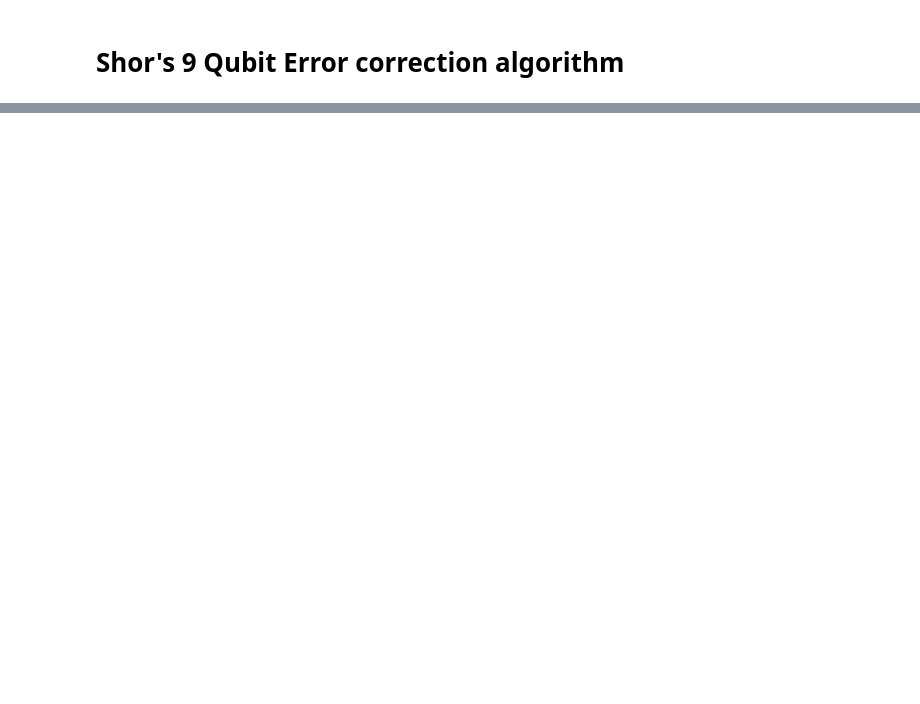
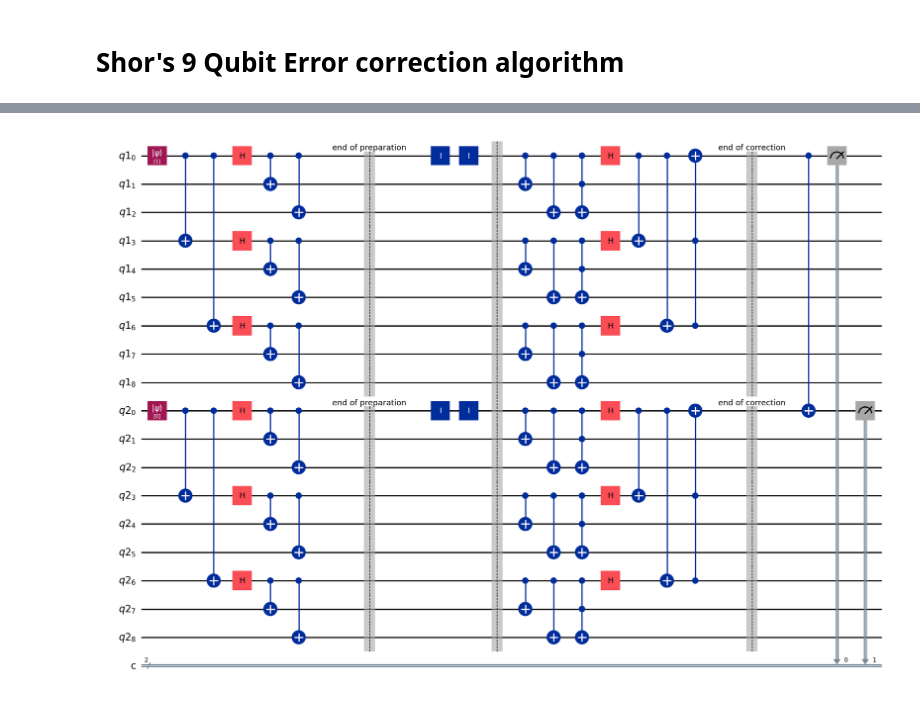
Before and after one commit to Yedi278/Quantum-Simulations, a Jupyter notebook: error_correction/shor's_9_qubit.ipynb, the cells around one changed output, grey strips where cells are left out. Drawn from its saved outputs; the diff is of its cells as text; code cells hidden in the pictures; blank space fills up the shorter version.

```diff
--- a/error_correction/shor's_9_qubit.ipynb
+++ b/error_correction/shor's_9_qubit.ipynb
@@ -100,0 +132,23 @@ plot_histogram(counts, title='Shor\'s Algorithm 9 Qubits', bar_labels=False, fig
+# %%
+def two_qb_test(p1:bool, p2:bool, f1:bool, f2:bool) -> QuantumCircuit:
+
+    q1 = QuantumRegister(9, 'q1')
+    q2 = QuantumRegister(9, 'q2')
+    cr = ClassicalRegister(2, 'c')
+
+    qc = QuantumCircuit(q1, q2, cr)
+
+    shor_9(qc, q1, phase_err=p1, flip_err=f1, init_state='1')
+
+    shor_9(qc, q2, phase_err=p2, flip_err=f2, init_state='0')
+
+    qc.cx(q1[0], q2[0])
+
+    qc.measure(q1[0], cr[0])
+    qc.measure(q2[0], cr[1])
+
+    return qc
+
+two_qb_test(False, False, False, False).draw('mpl', fold=-1)
+# %% [output]
+[figure, added]
```
Also changed, not shown: parts of 12 cells of this notebook, 4 other files.
